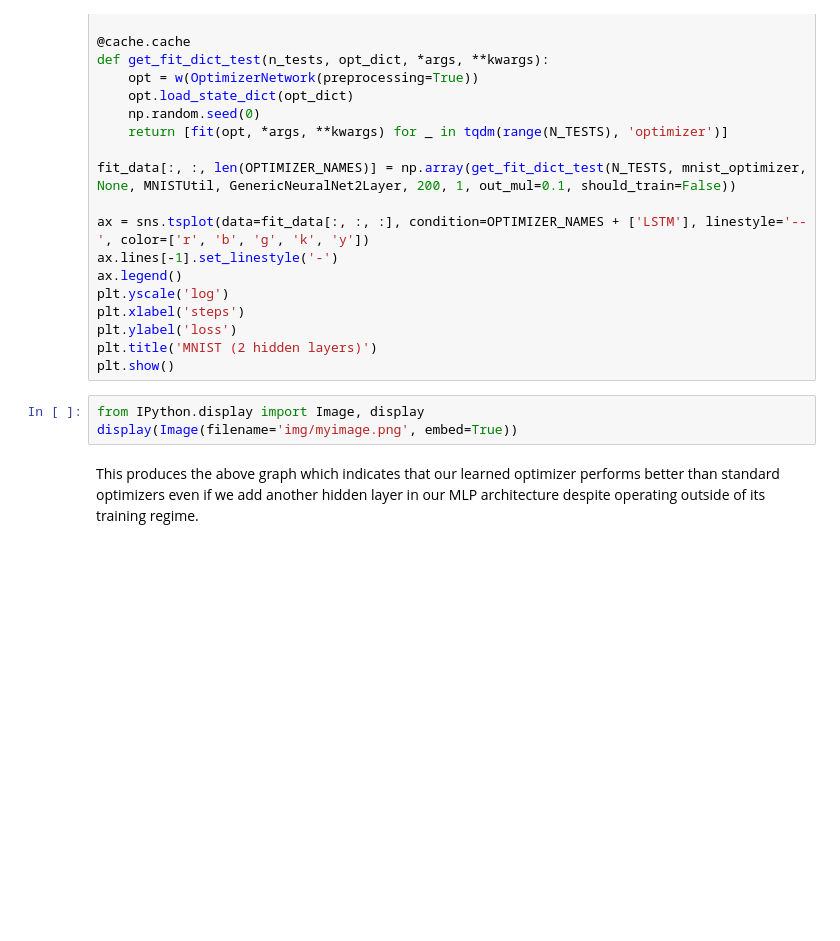
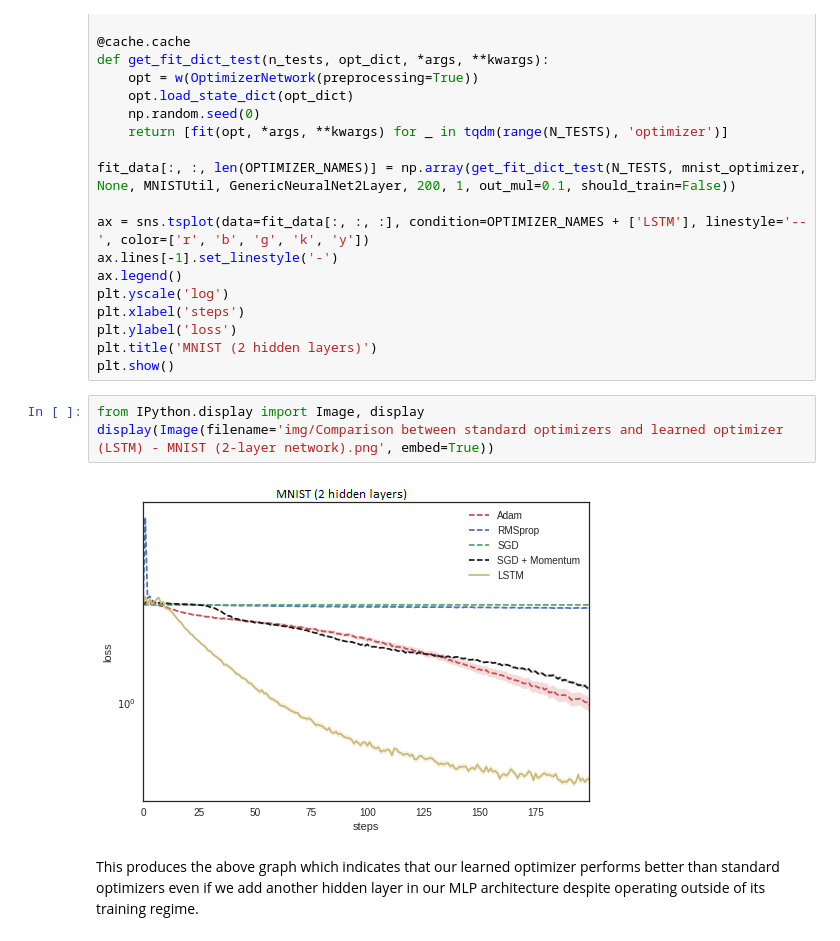
Before and after one commit to kostagiolasn/MetaLearning-MScThesis, a Jupyter notebook: MetaLearning.ipynb, the cells around one changed output. Drawn from its saved outputs; the diff is of its cells as text; blank space fills up the shorter version.

Commit message:
Fixed some graphs

```diff
--- a/MetaLearning.ipynb
+++ b/MetaLearning.ipynb
@@ -664,7 +664,9 @@ plt.title('MNIST (2 hidden layers)')
 plt.show()
 # %%
 from IPython.display import Image, display
-display(Image(filename='img/myimage.png', embed=True))
+display(Image(filename='img/Comparison between standard optimizers and learned optimizer (LSTM) - MNIST (2-layer network).png', embed=True))
+# %% [output]
+[figure, added]
 # %% [markdown]
 This produces the above graph which indicates that our learned optimizer performs better than standard optimizers
 even if we add another hidden layer in our MLP architecture despite operating outside of its training regime.
```
